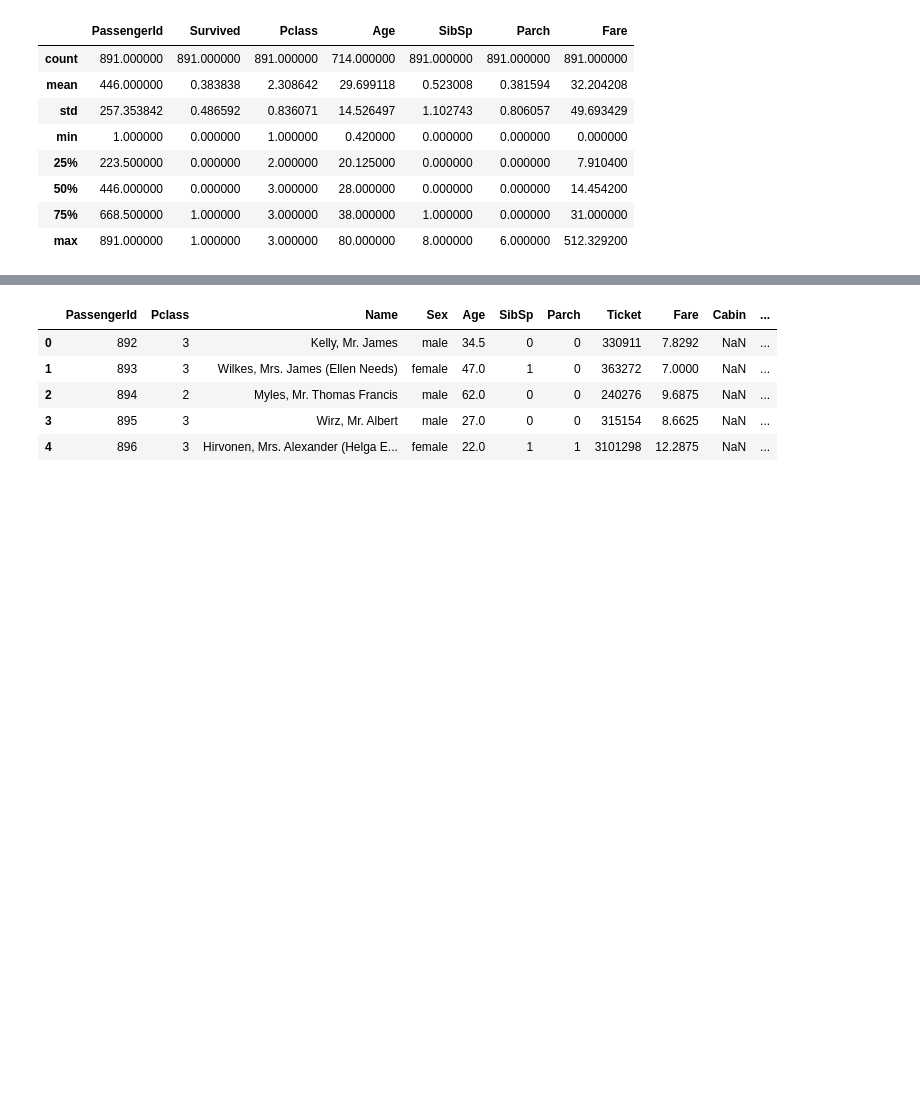
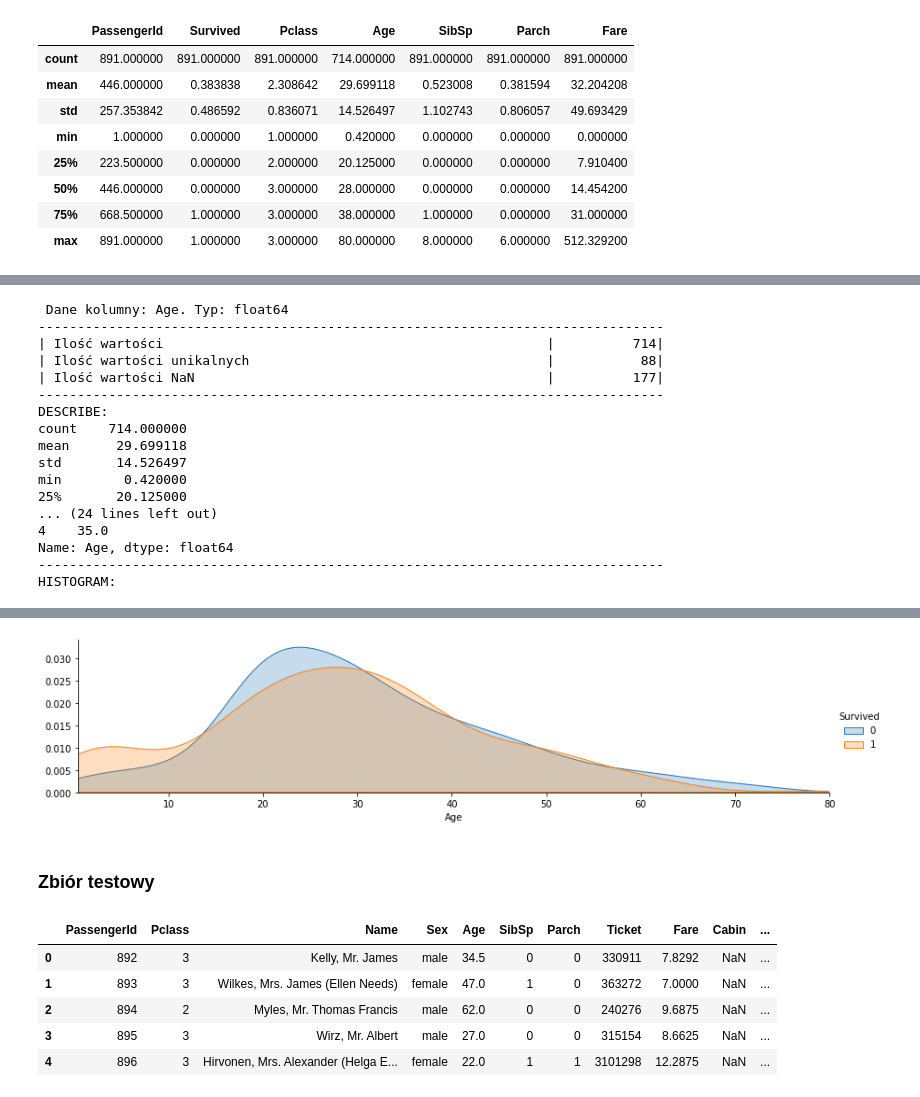
Before and after one commit to marcinszulczyk/kaggle_titanic_solution, a Jupyter notebook: kaggle_titanic_solution.ipynb, the cells around one changed output, grey strips where cells are left out. Drawn from its saved outputs; the diff is of its cells as text; code cells hidden in the pictures; blank space fills up the shorter version.

```diff
--- a/kaggle_titanic_solution.ipynb
+++ b/kaggle_titanic_solution.ipynb
@@ -14,3 +22,37 @@ from sklearn.metrics import accuracy_score
+# %%
+def check_column(df, name, histogram = 1, compare = 0):
+  size = 80
+  print(" Dane kolumny: {0:s}. Typ: {1}".format(name,df[name].dtypes))
+  print('-' * size)
+  print("| {0:62s} | {1:>12}|".format("Ilość wartości", df[name].count()))
+  print("| {0:62s} | {1:>12}|".format("Ilość wartości unikalnych", df[name].nunique()))
+  print("| {0:62s} | {1:>12}|".format("Ilość wartości NaN", df[name].isna().sum()))
+  print('-' * size)
+  print('DESCRIBE:')
+  print(df[name].describe())
+  print('-' * size)
+  print('VALUE COUNTS:')
+  print(df[name].value_counts())
+  print('-' * size)
+  print('HEAD:')
+  print(df[name].head())
+  print('-' * size)
+  if histogram:
+    print('HISTOGRAM:')
+    fig = px.histogram(df, x =name, width=800)
+    fig.show()
+  if compare:
+    # print('JOINPLOT:')
+    # g = sns.jointplot(data = df, x = name, y = compare, kind = 'kde', cmap = 'rocket')
+    # g.plot_joint(plt.scatter, s = 8, marker='+')
+    # plt.show()
+    f = sns.FacetGrid(df_train, hue=compare, aspect=4)
+    f.map(sns.kdeplot,name, shade = True)
+
+    f.set(xlim=(df_train[name].min(), df_train[name].max()))
+
+    f.add_legend()
+    plt.show()
 # %% [markdown]
 # Pobranie danych danych
 # %% [markdown]
@@ -69,0 +252,20 @@ df_train.describe()
+# %%
+check_column(df_train,'Age', compare='Survived')
+# %% [output]
+ Dane kolumny: Age. Typ: float64
+--------------------------------------------------------------------------------
+| Ilość wartości                                                 |          714|
+| Ilość wartości unikalnych                                      |           88|
+| Ilość wartości NaN                                             |          177|
+--------------------------------------------------------------------------------
+DESCRIBE:
+count    714.000000
+mean      29.699118
+std       14.526497
+min        0.420000
+25%       20.125000
+... (24 lines left out)
+4    35.0
+Name: Age, dtype: float64
+--------------------------------------------------------------------------------
+HISTOGRAM:
@@ -70,3 +273,6 @@ df_train.describe()
+[figure, added]
+# %% [markdown]
+### Zbiór testowy
 # %%
 df_test.head()
 # %% [output]
```
Also changed, not shown: parts of 13 cells of this notebook.
